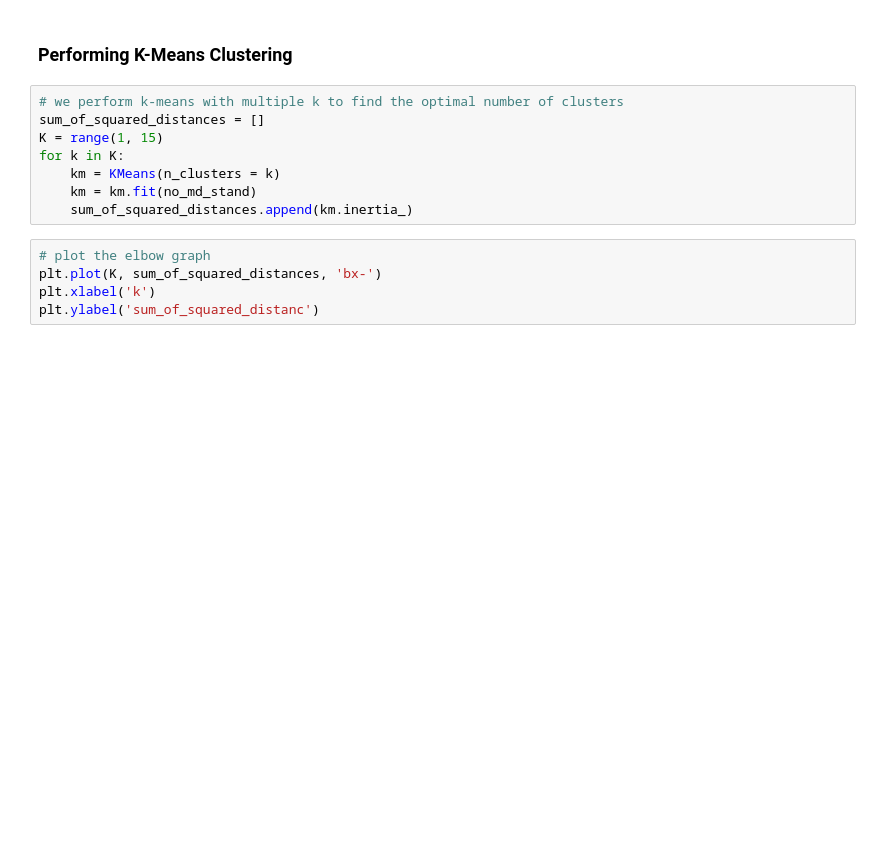
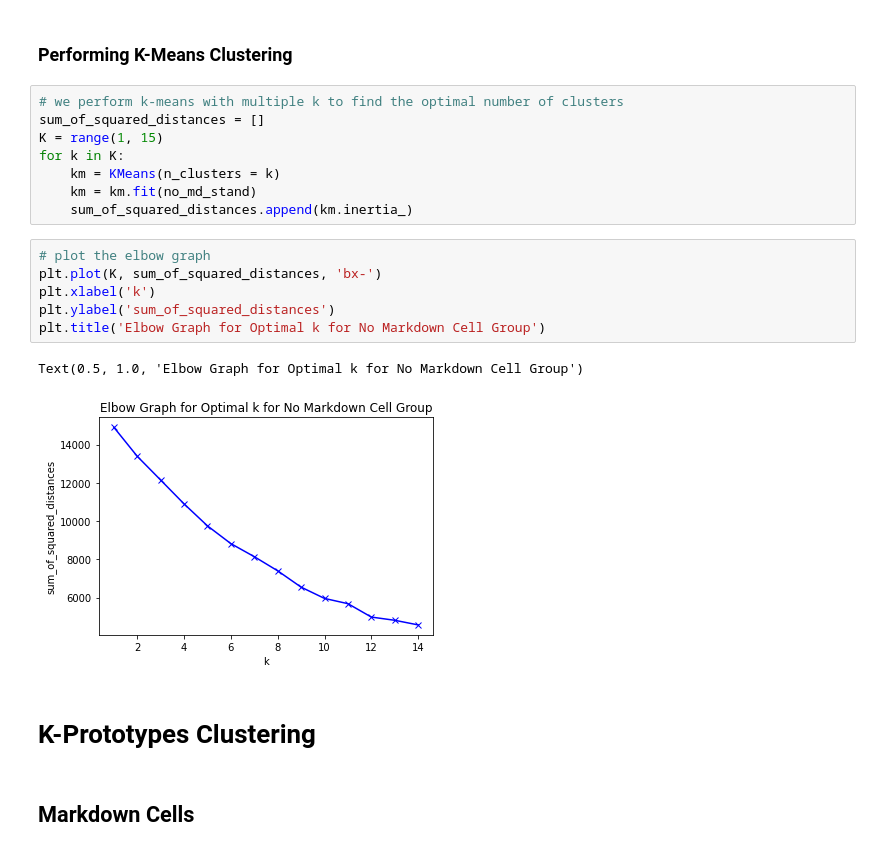
Before and after one commit to Isabel-Gan/quantifying-notebook-features, a Jupyter notebook: output/complete-runs/analysis/mixed-data-clustering.ipynb, the cells around one changed output. Drawn from its saved outputs; the diff is of its cells as text; blank space fills up the shorter version.

Commit message:
k-prototypes clustering for both groups

```diff
--- a/output/complete-runs/analysis/mixed-data-clustering.ipynb
+++ b/output/complete-runs/analysis/mixed-data-clustering.ipynb
@@ -213,5 +214,13 @@ for k in K:
 # %%
 # plot the elbow graph
 plt.plot(K, sum_of_squared_distances, 'bx-')
 plt.xlabel('k')
-plt.ylabel('sum_of_squared_distanc')
+plt.ylabel('sum_of_squared_distances')
+plt.title('Elbow Graph for Optimal k for No Markdown Cell Group')
+# %% [output]
+Text(0.5, 1.0, 'Elbow Graph for Optimal k for No Markdown Cell Group')
+[figure, added]
+# %% [markdown]
+# K-Prototypes Clustering
+# %% [markdown]
+## Markdown Cells
```
Also changed, not shown: parts of 12 cells of this notebook.
